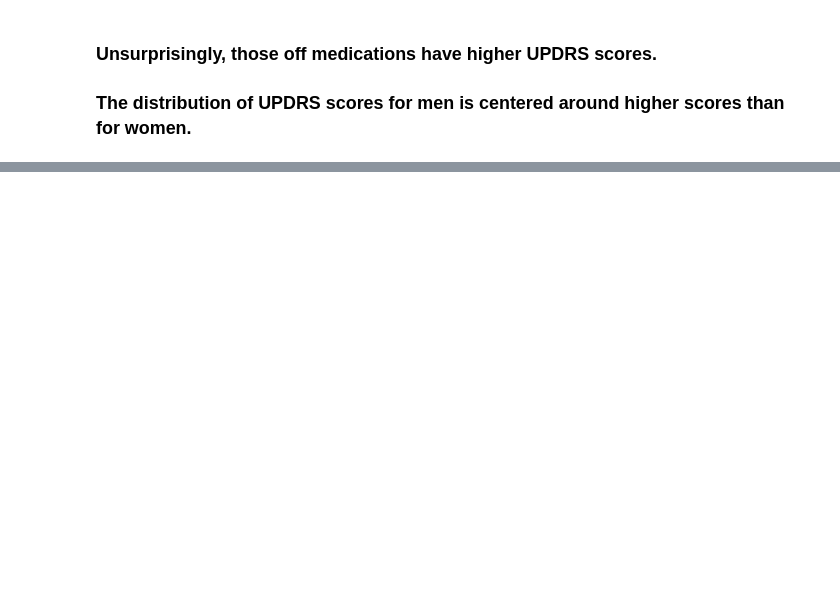
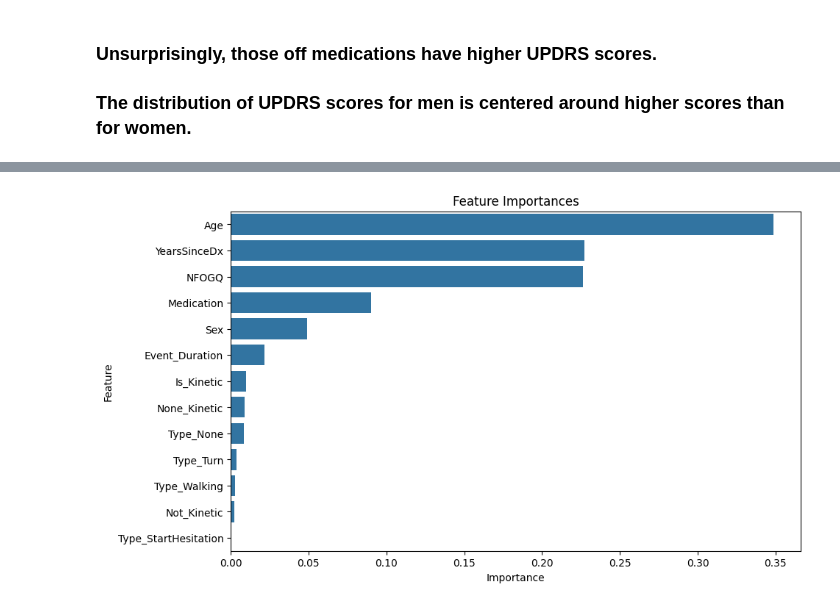
Before and after one commit to pariaighanian/Parkinson_Freezing_of_Gait_Prediction, a Jupyter notebook: UPDRS.ipynb, the cells around one changed output, grey strips where cells are left out. Saved outputs shown, nothing was run; the diff lists cells and outputs as text; code cells hidden in the pictures; blank space fills up the shorter version.

Commit message:
UPDRS wiht different models

```diff
--- a/UPDRS.ipynb
+++ b/UPDRS.ipynb
@@ -859,0 +503,2 @@ plt.show()
+# %%
+event_merged_df.drop(['Dataset','Visit','Subject','Id', 'Init', 'Completion'], axis=1, inplace=True)
@@ -859,0 +543,13 @@ plt.show()
+# %%
+event_merged_df = pd.get_dummies(event_merged_df, columns=['Type'], prefix='Type', dtype=int)
+# %%
+event_merged_df = pd.get_dummies(event_merged_df, columns=['Kinetic'], prefix='Kinetic', dtype=int)
+
+event_merged_df = event_merged_df.rename(columns={
+    'Kinetic_-1.0': 'None_Kinetic',
+    'Kinetic_0.0': 'Not_Kinetic',
+    'Kinetic_1.0': 'Is_Kinetic'
+})
+# %%
+event_merged_df = event_merged_df.drop_duplicates().reset_index(drop=True)
+event_merged_df
@@ -859,0 +640,17 @@ plt.show()
+# %%
+# Train a Random Forest model
+rf_model = RandomForestRegressor()
+rf_model.fit(X_train, y_train)
+
+# Get feature importances
+importances = rf_model.feature_importances_
+feature_importance_df = pd.DataFrame({'Feature': X_train.columns, 'Importance': importances})
+feature_importance_df = feature_importance_df.sort_values(by='Importance', ascending=False)
+
+# Visualize feature importances
+plt.figure(figsize=(10, 6))
+sns.barplot(x='Importance', y='Feature', data=feature_importance_df)
+plt.title('Feature Importances')
+plt.show()
+# %% [output]
+[figure, added]
```
Also changed, not shown: parts of 66 cells of this notebook.
